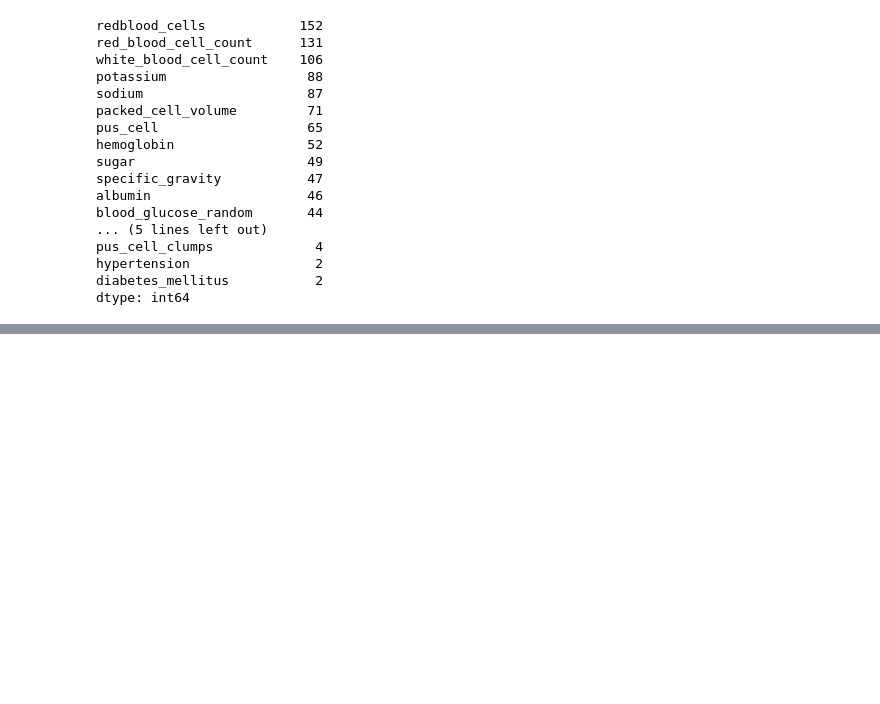
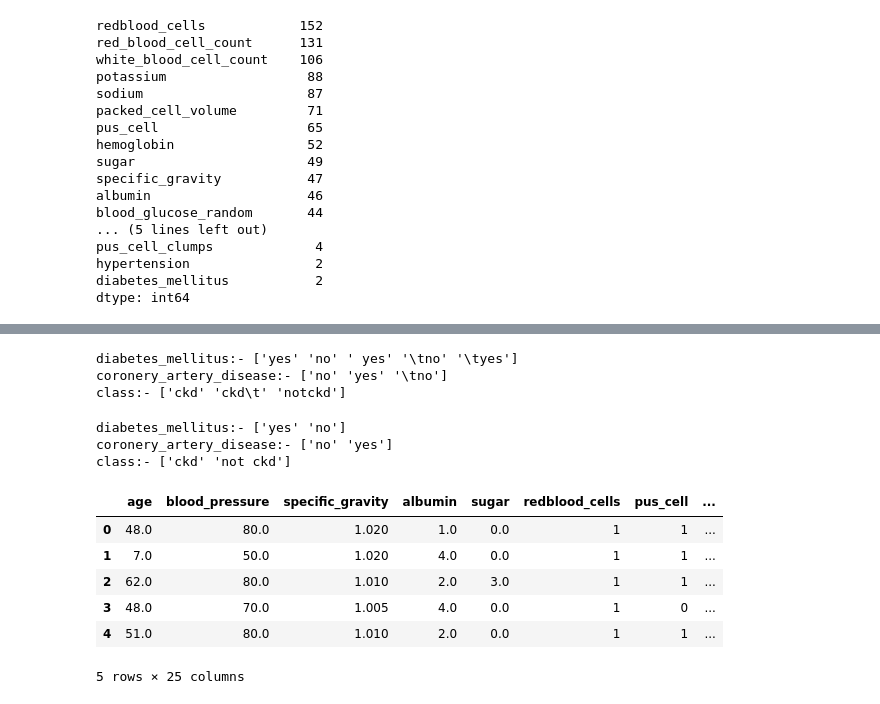
Before and after one commit to blockdeveloper25/chronic_disease, a Jupyter notebook: chronic_class.ipynb, the cells around one changed output, grey strips where cells are left out. Saved outputs shown, nothing was run; the diff lists cells and outputs as text; code cells hidden in the pictures; blank space fills up the shorter version.

```diff
--- a/chronic_class.ipynb
+++ b/chronic_class.ipynb
@@ -138,0 +174,9 @@ def mode_value_imputation(df_data,column):
+# %%
+#finding the unique values or categories in column values
+print(f"diabetes_mellitus:- {df_data['diabetes_mellitus'].unique()}")
+print(f"coronery_artery_disease:- {df_data['coronery_artery_disease'].unique()}")
+print(f"class:- {df_data['class'].unique()}")
+# %% [output]
+diabetes_mellitus:- ['yes' 'no' ' yes' '\tno' '\tyes']
+coronery_artery_disease:- ['no' 'yes' '\tno']
+class:- ['ckd' 'ckd\t' 'notckd']
@@ -138,0 +195,9 @@ def mode_value_imputation(df_data,column):
+# %%
+#recheking the unique values or categories in column values
+print(f"diabetes_mellitus:- {df_data['diabetes_mellitus'].unique()}")
+print(f"coronery_artery_disease:- {df_data['coronery_artery_disease'].unique()}")
+print(f"class:- {df_data['class'].unique()}")
+# %% [output]
+diabetes_mellitus:- ['yes' 'no']
+coronery_artery_disease:- ['no' 'yes']
+class:- ['ckd' 'not ckd']
@@ -138,0 +216,10 @@ def mode_value_imputation(df_data,column):
+# %%
+df_data.head(5)
+# %% [output]
+|  | age | blood_pressure | specific_gravity | albumin | sugar | redblood_cells | pus_cell | ... |
+| 0 | 48.0 | 80.0 | 1.020 | 1.0 | 0.0 | 1 | 1 | ... |
+| 1 | 7.0 | 50.0 | 1.020 | 4.0 | 0.0 | 1 | 1 | ... |
+| 2 | 62.0 | 80.0 | 1.010 | 2.0 | 3.0 | 1 | 1 | ... |
+| 3 | 48.0 | 70.0 | 1.005 | 4.0 | 0.0 | 1 | 0 | ... |
+| 4 | 51.0 | 80.0 | 1.010 | 2.0 | 0.0 | 1 | 1 | ... |
+5 rows × 25 columns
```
Also changed, not shown: parts of 19 cells of this notebook.
